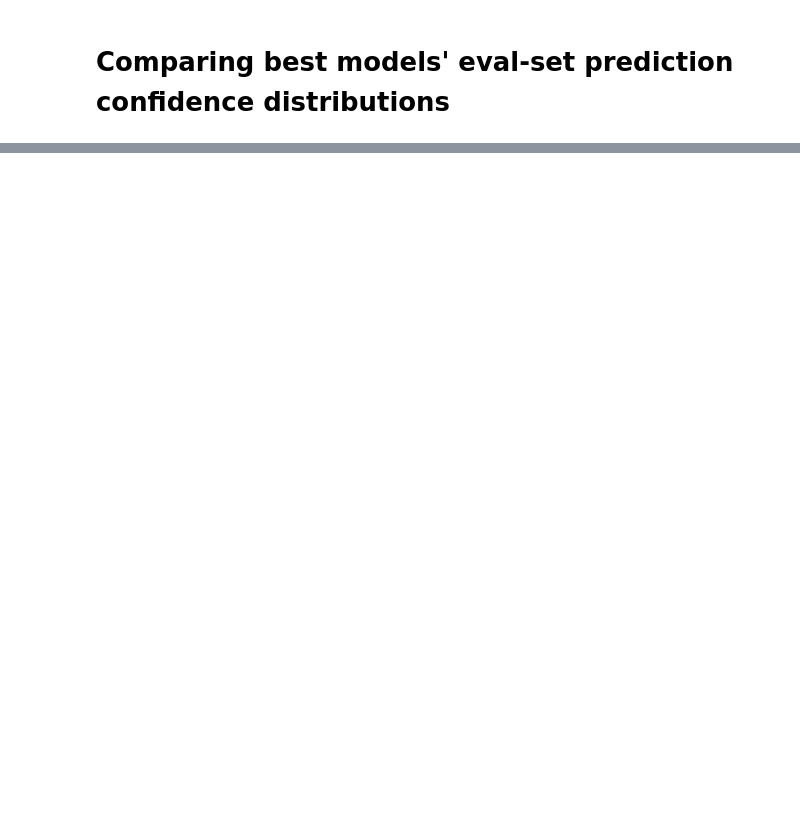
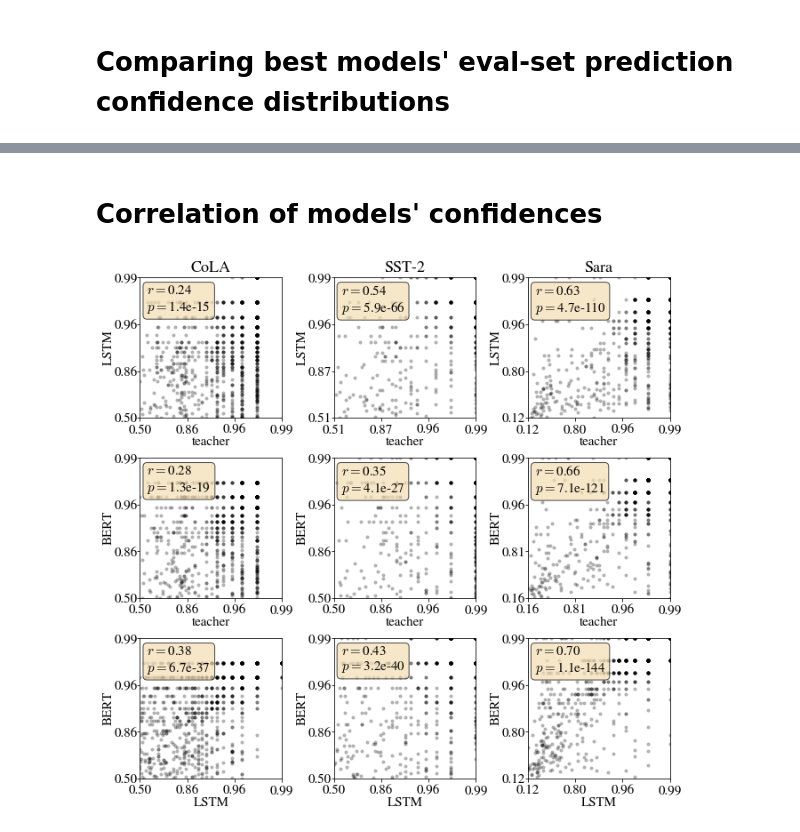
Before and after one commit to samsucik/knowledge-distil-bert, a Jupyter notebook: experiments/analysis/General plotting.ipynb, the cells around one changed output, grey strips where cells are left out. Saved outputs shown, nothing was run; the diff lists cells and outputs as text; code cells hidden in the pictures; blank space fills up the shorter version.

```diff
--- a/experiments/analysis/General plotting.ipynb
+++ b/experiments/analysis/General plotting.ipynb
@@ -194,0 +200,45 @@ plt.show()
+# %% [markdown]
+# Correlation of models' confidences
+# %%
+take_log = True
+prob_log_limit = 0.99
+fig, axs = plt.subplots(nrows=3, ncols=3, figsize=(9.5, 9), sharex=False, sharey=False)
+pairs = [("teacher", "LSTM"), ("teacher", "BERT"), ("LSTM", "BERT")]
+c = [0.0]*3 + [0.3]
+for i, task in enumerate(glue_tasks):
+    data = pd.read_csv("predictions/full_predictions-{}.csv".format(task))
+    axs[0, i].set_title(task)
+    for j, pair in enumerate(pairs):
+        ax = axs[j, i]
+        xs = data["confidence_{}".format(pair[0])]
+        ys = data["confidence_{}".format(pair[1])]
+        R, p = pearsonr(xs, ys)
+        text = "$r = ${:.2f}\n$p = ${:.2g}".format(R, p)
+        props = dict(boxstyle='round', facecolor='wheat', alpha=0.7)
+        ax.text(0.05, 0.95, text, transform=ax.transAxes, verticalalignment='top', bbox=props)
+        if take_log:
+            xs = np.minimum(xs, prob_log_limit)
+            ys = np.minimum(ys, prob_log_limit)
+            xs = np.log(1-xs)*-1
+            ys = np.log(1-ys)*-1
+        ax.plot(xs, ys, marker=".", color=c, markeredgewidth=0, linewidth=0, markersize=8)
+        bottom = min(min(xs), min(ys))
+        top = max(max(xs), max(ys))
+        ax.set_xlim(bottom, top)
+        ax.set_ylim(bottom, top)
+        ax.set_ylabel(pair[1], labelpad=0)
+        ax.tick_params(axis="y", pad=-1)
+        ax.set_xlabel(pair[0], labelpad=0)
+        if take_log:
+            ticks = [bottom, bottom + (-np.log(1-prob_log_limit) - bottom)/3,
+                     bottom + 2*(-np.log(1-prob_log_limit) - bottom)/3, -np.log(1-prob_log_limit)]
+            ticklabels = ["{:.2f}".format(-np.exp(-t)+1) for t in ticks]
+            ax.set_xticks(ticks)
+            ax.set_yticks(ticks)
+            ax.set_xticklabels(ticklabels)
+            ax.set_yticklabels(ticklabels)
+
+plt.tight_layout(w_pad=0.2, h_pad=0.4)
+plt.show()
+# %% [output]
+[figure, added]
```
Also changed, not shown: parts of 5 cells of this notebook, 2 other files.
